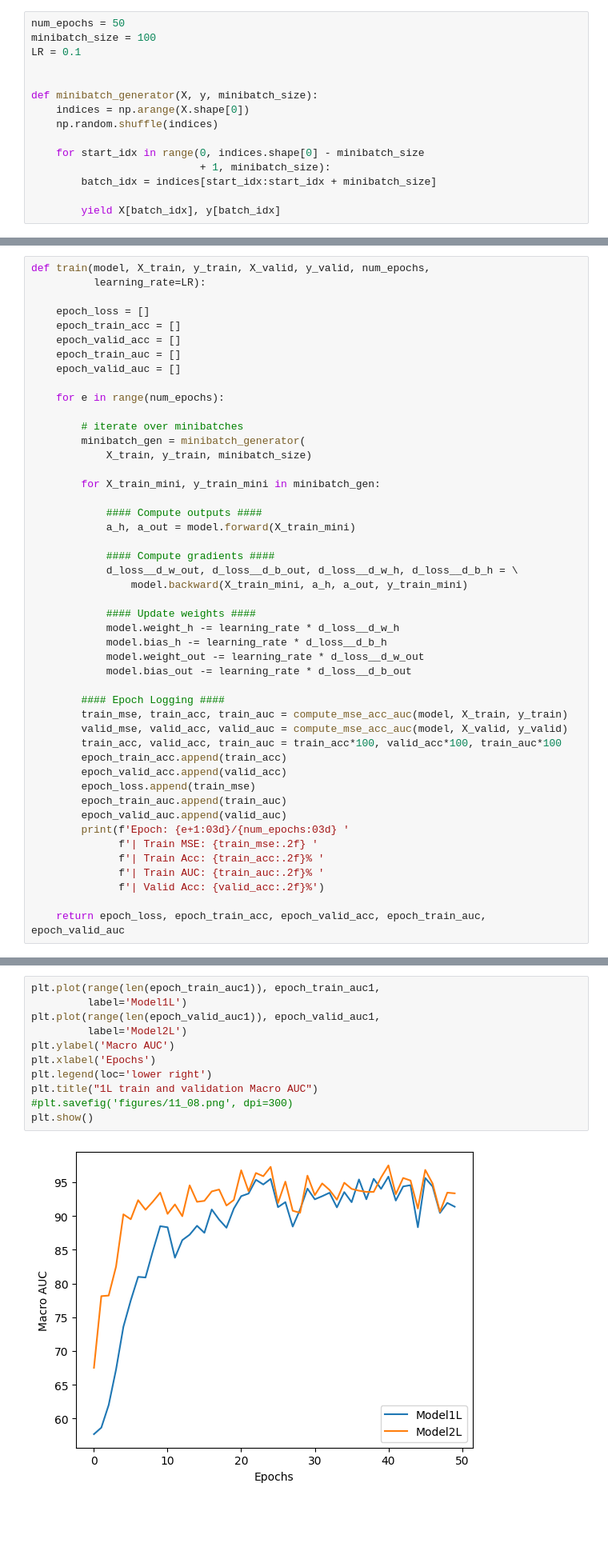
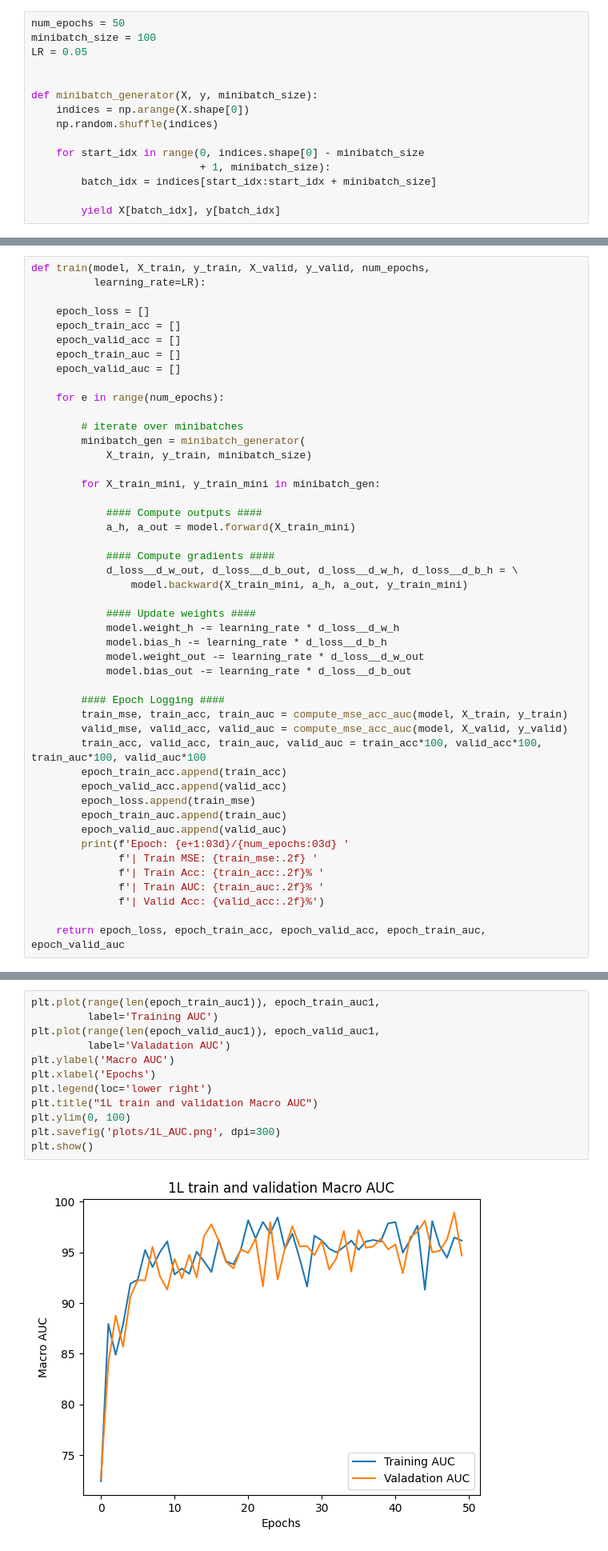
Before and after one commit to FoyerD/ML_A3, a Jupyter notebook: ch11.ipynb, the cells around one changed output, grey strips where cells are left out. Shown at 80% size. Saved outputs shown, nothing was run; the diff lists cells and outputs as text; blank space fills up the shorter version.

```diff
--- a/ch11.ipynb
+++ b/ch11.ipynb
@@ -411,7 +413,7 @@ from torch.nn import MSELoss
 # %%
 num_epochs = 50
 minibatch_size = 100
-LR = 0.1
+LR = 0.05
 
 
 def minibatch_generator(X, y, minibatch_size):
@@ -511,7 +513,7 @@ def train(model, X_train, y_train, X_valid, y_valid, num_epochs,
         #### Epoch Logging ####
         train_mse, train_acc, train_auc = compute_mse_acc_auc(model, X_train, y_train)
         valid_mse, valid_acc, valid_auc = compute_mse_acc_auc(model, X_valid, y_valid)
-        train_acc, valid_acc, train_auc = train_acc*100, valid_acc*100, train_auc*100
+        train_acc, valid_acc, train_auc, valid_auc = train_acc*100, valid_acc*100, train_auc*100, valid_auc*100
         epoch_train_acc.append(train_acc)
         epoch_valid_acc.append(valid_acc)
         epoch_loss.append(train_mse)
@@ -705,16 +714,17 @@ KeyboardInterrupt:
 ## Evaluating the neural network performance
 # %%
 plt.plot(range(len(epoch_train_auc1)), epoch_train_auc1,
-         label='Model1L')
+         label='Training AUC')
 plt.plot(range(len(epoch_valid_auc1)), epoch_valid_auc1,
-         label='Model2L')
+         label='Valadation AUC')
 plt.ylabel('Macro AUC')
 plt.xlabel('Epochs')
 plt.legend(loc='lower right')
 plt.title("1L train and validation Macro AUC")
-#plt.savefig('figures/11_08.png', dpi=300)
+plt.ylim(0, 100)
+plt.savefig('plots/1L_AUC.png', dpi=300)
 plt.show()
 # %% [output]
-[figure, old version]
+[figure, new version]
 # %%
 plt.plot(range(len(epoch_train_auc2)), epoch_train_auc2,
```
Also changed, not shown: parts of 14 cells of this notebook, 9 other files.
